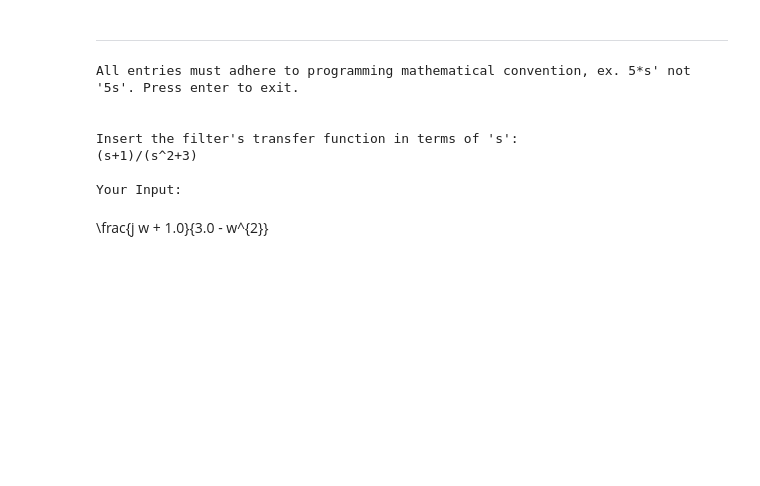
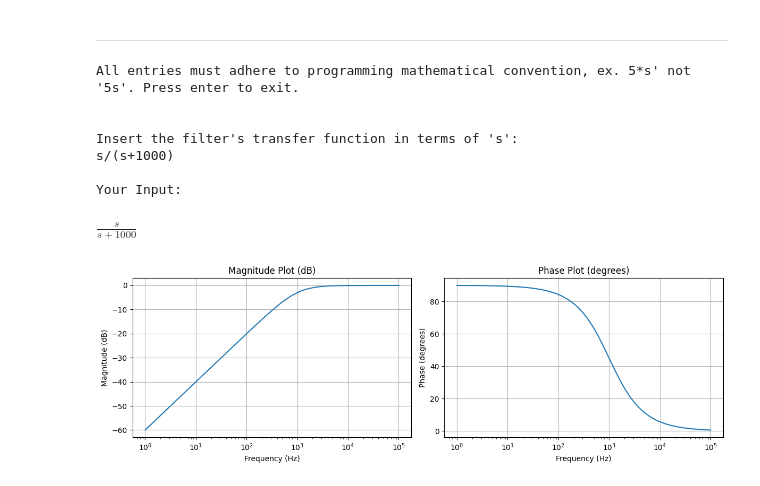
Before and after one commit to kiva-mccr/Inverse-Laplace-Calculator, a Jupyter notebook: Linear-Circuits-2-Calculator.ipynb, the cells around one changed output. Drawn from its saved outputs; the diff is of its cells as text; code cells hidden in the pictures; blank space fills up the shorter version.

Commit message:
Yay graphs work

```diff
--- a/Linear-Circuits-2-Calculator.ipynb
+++ b/Linear-Circuits-2-Calculator.ipynb
@@ -380,47 +380,89 @@ End of runtime...
 # %%
 #@title Filter Characterization Graph
 
+import numpy as np
 import sympy as sym
-from sympy.abc import s, t
-from sympy.stats import *
+import cmath
 import IPython.display as disp
 from google.colab import runtime
+import matplotlib.pyplot as plt
+
+s = sym.symbols('s')
+t = sym.symbols('t')
+w = sym.symbols('w')
 
 ## Functions
 def filter_char():
-  print("\033[1mInsert the filter's transfer function in terms of 's': \033[0m")
-  function_text = input()
-  if function_text == "":
-    return "exit"
-  function_text = function_text.lower()
-  function_text = function_text.replace(')(', ') * (')
-  function_text = function_text.replace('s', '(I * w)')
-  function = sym.sympify(function_text)
-  symfy_function = sym.sympify(function)
-  symfy_function_display = sym.N(symfy_function, 2)
+    print("\033[1mInsert the filter's transfer function in terms of 's': \033[0m")
+    function_text = input()
 
-  print("\n\033[1mYour Input:\033[0m")
-  display_text = sym.latex(symfy_function_display).replace('i', 'j')
-  disp.display(disp.Latex(display_text))
+    if function_text == "":
+        return "exit"
 
-  print("\n\n\n")
-  return filter_char
+    display_function = sym.sympify(function_text)
+    print("\n\033[1mYour Input:\033[0m")
+    disp.display_latex(display_function)
+    print("\n")
+
+    symfy_function = sym.sympify(function_text.lower()).subs('s', '1j*w')
+
+    # Convert to complex numbers
+    transfer_function = sym.lambdify('w', symfy_function, modules=['numpy'])
+
+    # Symbolic expressions for magnitude and phase
+    w = sym.symbols('w')
+    magnitude_sym = sym.Abs(symfy_function)
+    phase_sym = sym.arg(symfy_function)
+
+    # Generate frequency values
+    frequencies = np.logspace(0, 5, 1000)
+
+    # Calculate magnitude and phase values
+    magnitude_values = 20 * np.log10(np.abs(transfer_function(frequencies)))
+    phase_values = np.angle(transfer_function(frequencies), deg=True)
+
+    # Plot magnitude and phase
+    plt.figure(figsize=(12, 4))
+
+    # Magnitude plot
+    plt.subplot(1, 2, 1)
+    plt.semilogx(frequencies, magnitude_values)
+    plt.title('Magnitude Plot (dB)')
+    plt.xlabel('Frequency (Hz)')
+    plt.ylabel('Magnitude (dB)')
+    plt.grid(True)
+
+    # Phase plot
+    plt.subplot(1, 2, 2)
+    plt.semilogx(frequencies, phase_values)
+    plt.title('Phase Plot (degrees)')
+    plt.xlabel('Frequency (Hz)')
+    plt.ylabel('Phase (degrees)')
+    plt.grid(True)
+
+    plt.tight_layout()
+    plt.show()
+
+    print("\n\n\n")
+
+    return filter_char
 
 ## UI
 print("All entries must adhere to programming mathematical convention, ex. 5*s' not '5s'. Press enter to exit.\n\n")
 filter_char_ans = ""
 while True:
   if filter_char_ans == "exit":
     print("\nEnd of runtime...")
     break
   filter_char_ans = filter_char()
 # %% [output]
 All entries must adhere to programming mathematical convention, ex. 5*s' not '5s'. Press enter to exit.
 
 
 Insert the filter's transfer function in terms of 's':
-(s+1)/(s^2+3)
+s/(s+1000)
 
 Your Input:
-\frac{j w + 1.0}{3.0 - w^{2}}
+$\displaystyle \frac{s}{s + 1000}$
+[figure, added]
 Insert the filter's transfer function in terms of 's':
```
Also changed, not shown: parts of 1 cell of this notebook.
